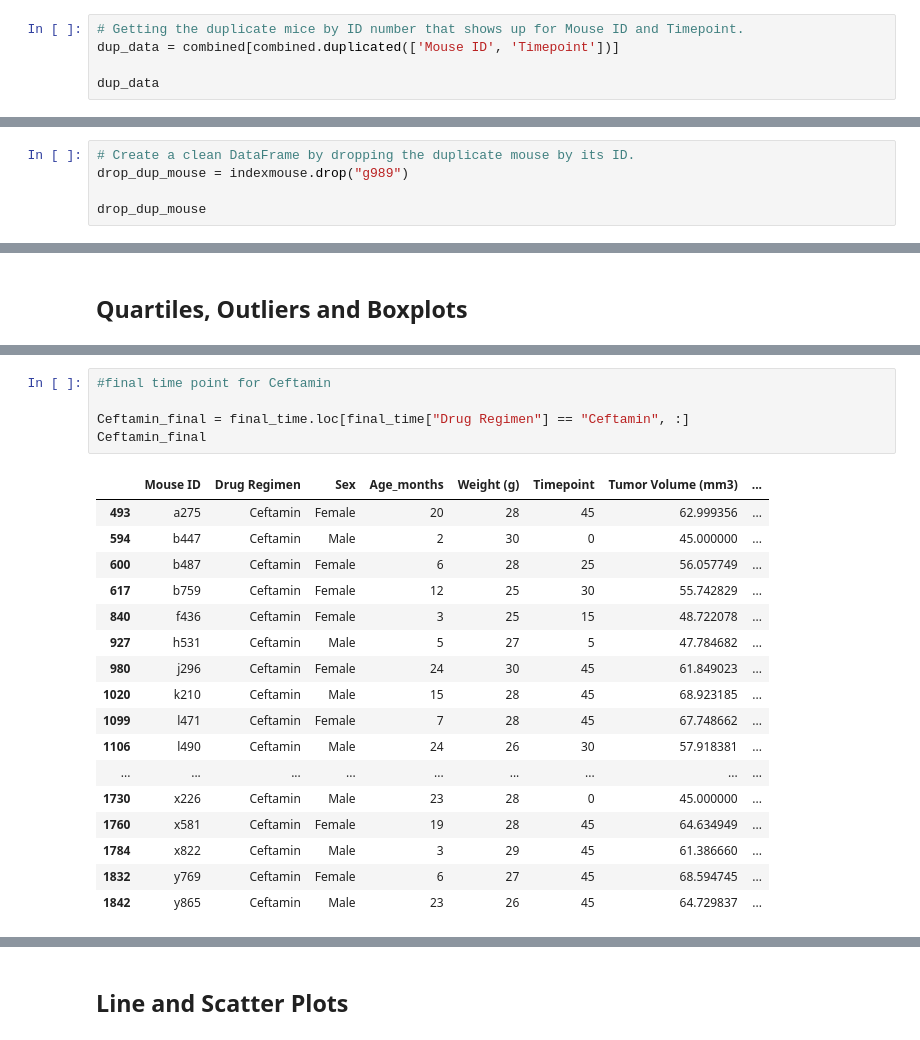
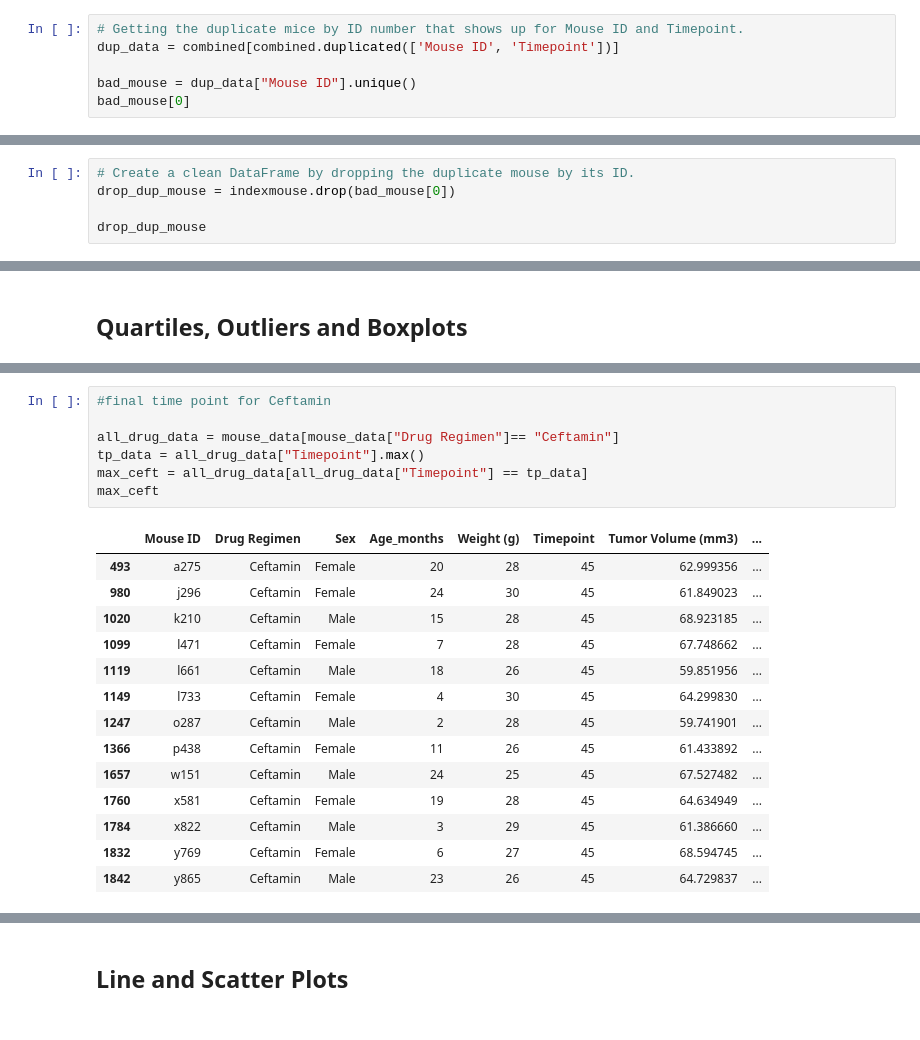
Before and after one commit to YHuang7802/Matplotlib-Challenge, a Jupyter notebook: pymaceuticals_starter-answers.ipynb, the cells around one changed output, grey strips where cells are left out. Drawn from its saved outputs; the diff is of its cells as text.

```diff
--- a/pymaceuticals_starter-answers.ipynb
+++ b/pymaceuticals_starter-answers.ipynb
@@ -52,5 +52,6 @@ dtype: int64
 # Getting the duplicate mice by ID number that shows up for Mouse ID and Timepoint.
 dup_data = combined[combined.duplicated(['Mouse ID', 'Timepoint'])]
 
-dup_data
+bad_mouse = dup_data["Mouse ID"].unique()
+bad_mouse[0]
 # %% [output]
@@ -84,7 +80,7 @@ dup_mouse
 | g989 | Propriva | Female | 21 | 26 | 35 | 62.570880 | 2 |
 # %%
 # Create a clean DataFrame by dropping the duplicate mouse by its ID.
-drop_dup_mouse = indexmouse.drop("g989")
+drop_dup_mouse = indexmouse.drop(bad_mouse[0])
 
 drop_dup_mouse
 # %% [output]
@@ -344,22 +319,21 @@ Infubinol_final
 # %%
 #final time point for Ceftamin
 
-Ceftamin_final = final_time.loc[final_time["Drug Regimen"] == "Ceftamin", :]
-Ceftamin_final
+all_drug_data = mouse_data[mouse_data["Drug Regimen"]== "Ceftamin"]
+tp_data = all_drug_data["Timepoint"].max()
+max_ceft = all_drug_data[all_drug_data["Timepoint"] == tp_data]
+max_ceft
 # %% [output]
 |  | Mouse ID | Drug Regimen | Sex | Age_months | Weight (g) | Timepoint | Tumor Volume (mm3) | ... |
 | 493 | a275 | Ceftamin | Female | 20 | 28 | 45 | 62.999356 | ... |
-| 594 | b447 | Ceftamin | Male | 2 | 30 | 0 | 45.000000 | ... |
-| 600 | b487 | Ceftamin | Female | 6 | 28 | 25 | 56.057749 | ... |
-| 617 | b759 | Ceftamin | Female | 12 | 25 | 30 | 55.742829 | ... |
-| 840 | f436 | Ceftamin | Female | 3 | 25 | 15 | 48.722078 | ... |
-| 927 | h531 | Ceftamin | Male | 5 | 27 | 5 | 47.784682 | ... |
 | 980 | j296 | Ceftamin | Female | 24 | 30 | 45 | 61.849023 | ... |
 | 1020 | k210 | Ceftamin | Male | 15 | 28 | 45 | 68.923185 | ... |
 | 1099 | l471 | Ceftamin | Female | 7 | 28 | 45 | 67.748662 | ... |
-| 1106 | l490 | Ceftamin | Male | 24 | 26 | 30 | 57.918381 | ... |
-| ... | ... | ... | ... | ... | ... | ... | ... | ... |
-| 1730 | x226 | Ceftamin | Male | 23 | 28 | 0 | 45.000000 | ... |
+| 1119 | l661 | Ceftamin | Male | 18 | 26 | 45 | 59.851956 | ... |
+| 1149 | l733 | Ceftamin | Female | 4 | 30 | 45 | 64.299830 | ... |
+| 1247 | o287 | Ceftamin | Male | 2 | 28 | 45 | 59.741901 | ... |
+| 1366 | p438 | Ceftamin | Female | 11 | 26 | 45 | 61.433892 | ... |
+| 1657 | w151 | Ceftamin | Male | 24 | 25 | 45 | 67.527482 | ... |
 | 1760 | x581 | Ceftamin | Female | 19 | 28 | 45 | 64.634949 | ... |
 | 1784 | x822 | Ceftamin | Male | 3 | 29 | 45 | 61.386660 | ... |
 | 1832 | y769 | Ceftamin | Female | 6 | 27 | 45 | 68.594745 | ... |
```
Also changed, not shown: parts of 15 cells of this notebook.
